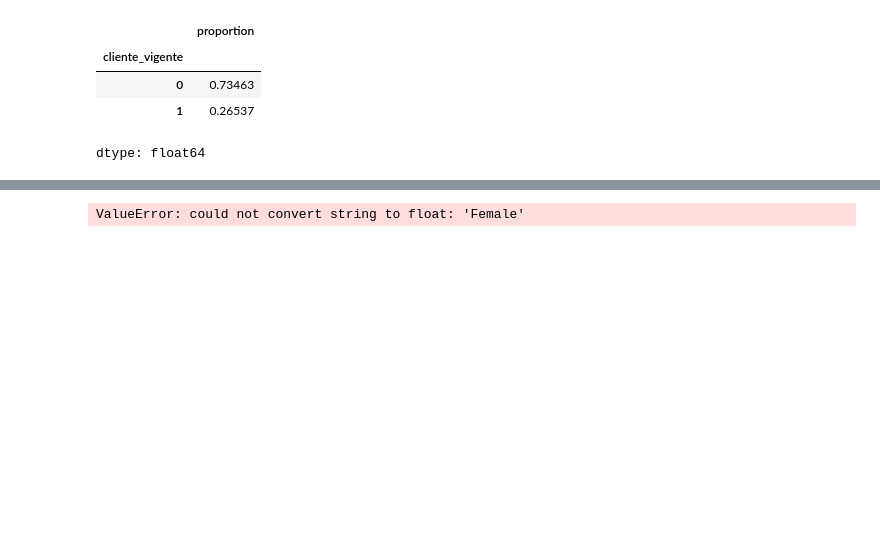
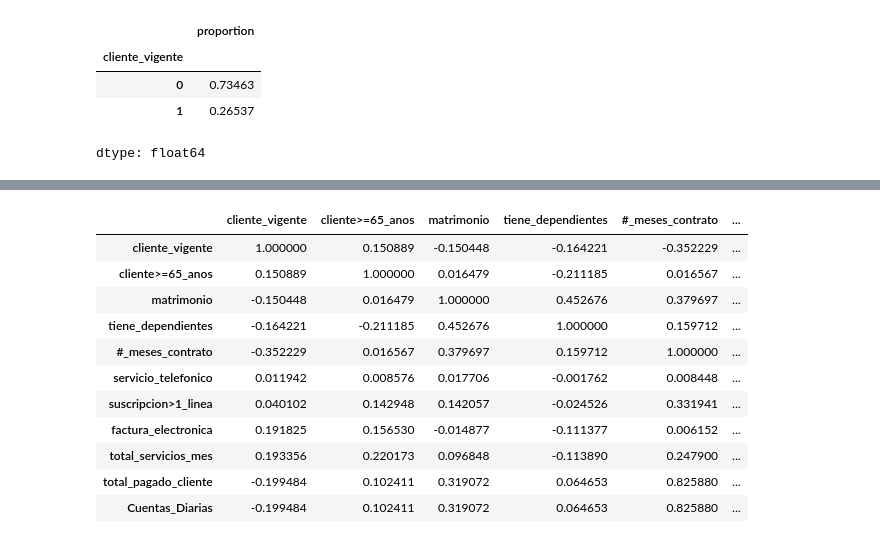
Before and after one commit to Starleen1996/TelecomX_Parte2_Latam_Predicci-n_Modelos, a Jupyter notebook: TelecomX_LATAM_Parte2_Predicción_Modelos_Actualizado.ipynb, the cells around one changed output, grey strips where cells are left out. Drawn from its saved outputs; the diff is of its cells as text; code cells hidden in the pictures; blank space fills up the shorter version.

```diff
--- a/TelecomX_LATAM_Parte2_Predicción_Modelos_Actualizado.ipynb
+++ b/TelecomX_LATAM_Parte2_Predicción_Modelos_Actualizado.ipynb
@@ -277,6 +314,17 @@ El coeficiente de correlación de Pearson nos permite medir la relación lineal
 # %%
-# Correlación
-corr = datos.corr()
+# Calcular correlación
+corr = df_numericas.corr()
 corr
 # %% [output]
-ValueError: could not convert string to float: 'Female'
+|  | cliente_vigente | cliente>=65_anos | matrimonio | tiene_dependientes | #_meses_contrato | ... |
+| cliente_vigente | 1.000000 | 0.150889 | -0.150448 | -0.164221 | -0.352229 | ... |
+| cliente>=65_anos | 0.150889 | 1.000000 | 0.016479 | -0.211185 | 0.016567 | ... |
+| matrimonio | -0.150448 | 0.016479 | 1.000000 | 0.452676 | 0.379697 | ... |
+| tiene_dependientes | -0.164221 | -0.211185 | 0.452676 | 1.000000 | 0.159712 | ... |
+| #_meses_contrato | -0.352229 | 0.016567 | 0.379697 | 0.159712 | 1.000000 | ... |
+| servicio_telefonico | 0.011942 | 0.008576 | 0.017706 | -0.001762 | 0.008448 | ... |
+| suscripcion>1_linea | 0.040102 | 0.142948 | 0.142057 | -0.024526 | 0.331941 | ... |
+| factura_electronica | 0.191825 | 0.156530 | -0.014877 | -0.111377 | 0.006152 | ... |
+| total_servicios_mes | 0.193356 | 0.220173 | 0.096848 | -0.113890 | 0.247900 | ... |
+| total_pagado_cliente | -0.199484 | 0.102411 | 0.319072 | 0.064653 | 0.825880 | ... |
+| Cuentas_Diarias | -0.199484 | 0.102411 | 0.319072 | 0.064653 | 0.825880 | ... |
```
Also changed, not shown: parts of 8 cells of this notebook.
